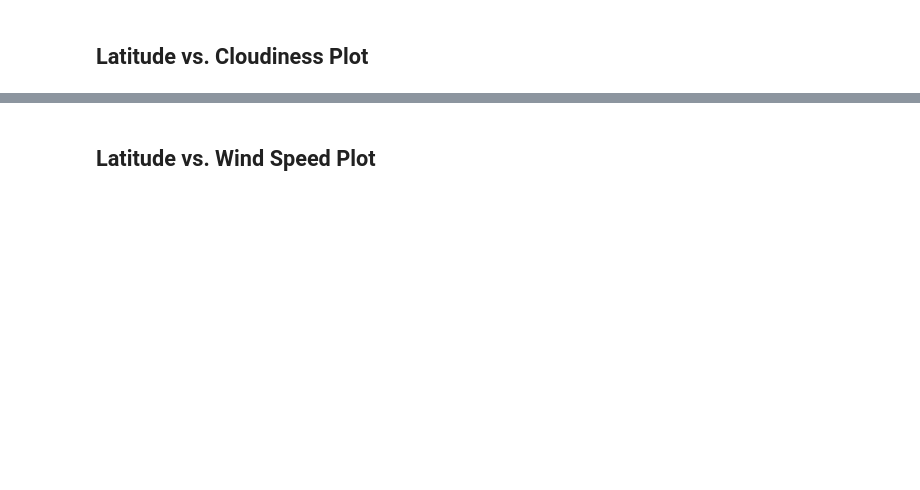
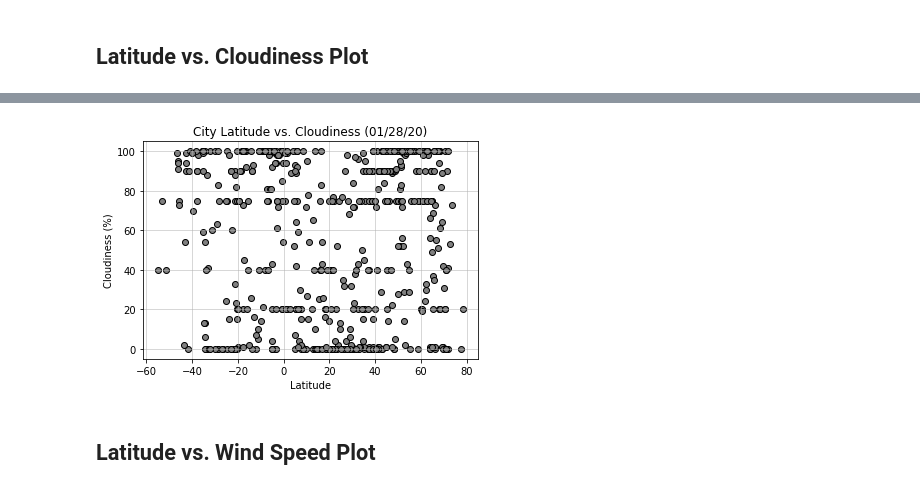
Before and after one commit to aolea13/python_api_challenge, a Jupyter notebook: WeatherPy/Homework_06-Python-APIs_starter_code_WeatherPy.ipynb, the cells around one changed output, grey strips where cells are left out. Cells and saved outputs as stored; diff of their text form; code cells hidden in the pictures; blank space fills up the shorter version.

```diff
--- a/WeatherPy/Homework_06-Python-APIs_starter_code_WeatherPy.ipynb
+++ b/WeatherPy/Homework_06-Python-APIs_starter_code_WeatherPy.ipynb
@@ -186,2 +234,22 @@ Int64Index([], dtype='int64')
+# %%
+#create scater plot
+plt.scatter(weather_df['Lat'], weather_df['Cloudiness'], facecolor = 'gray', edgecolor = 'black')
+
+#title
+plt.title('City Latitude vs. Cloudiness (01/28/20)')
+
+#x axis label
+plt.xlabel('Latitude')
+
+#y axis label
+plt.ylabel('Cloudiness (%)')
+
+#set gid
+plt.grid(linestyle = '-', linewidth = 1, alpha = 0.5)
+
+#export as png
+plt.savefig('output_data/city_latitude_vs_Cloudiness.png')
+# %% [output]
+[figure, added]
 # %% [markdown]
 ## Latitude vs. Wind Speed Plot
```
Also changed, not shown: parts of 17 cells of this notebook, 5 other files.
